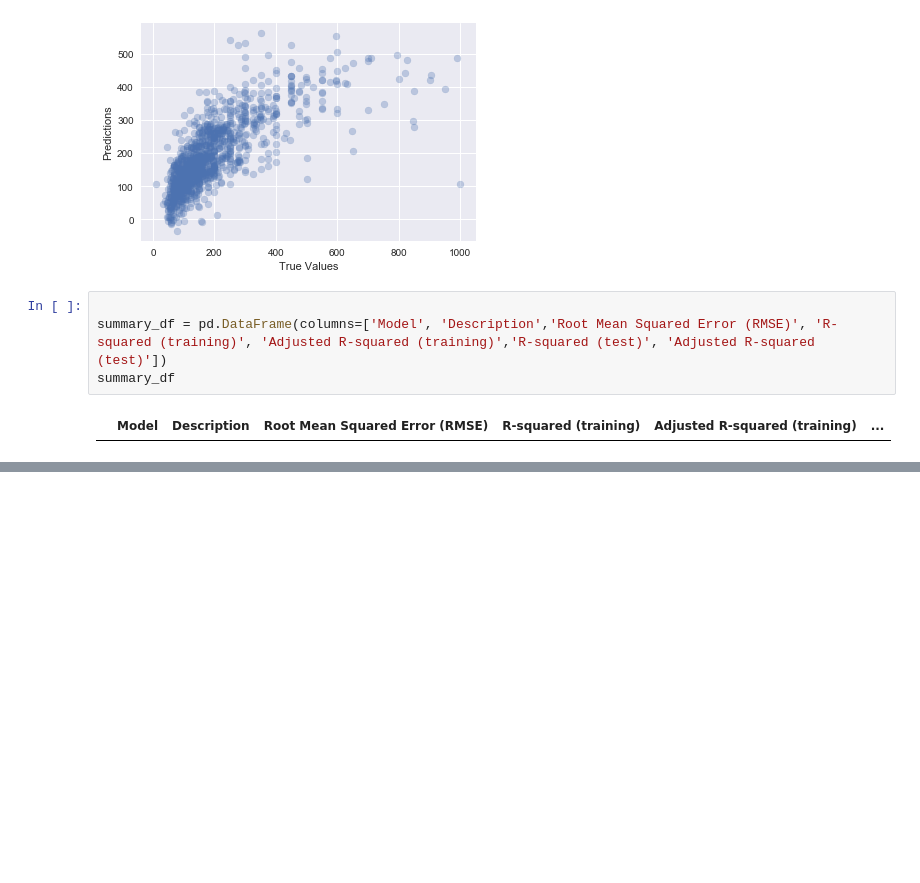
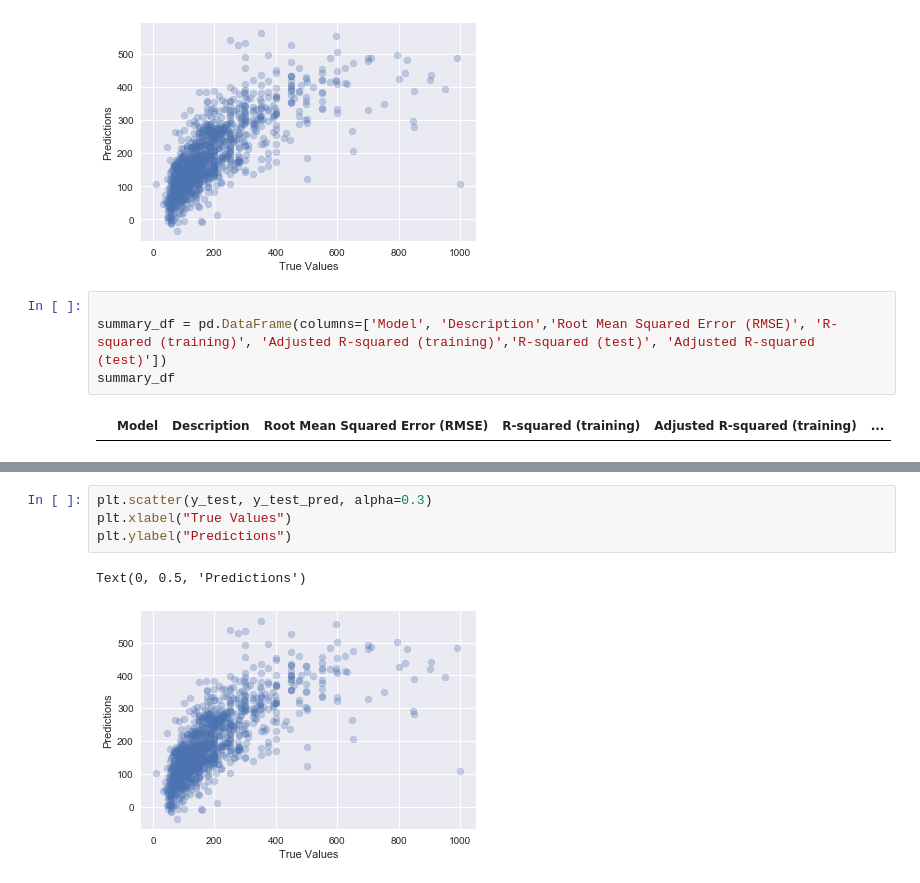
Before and after one commit to CaryMosley/Mod2Project, a Jupyter notebook: AirbnbFeatureEng.ipynb, the cells around one changed output, grey strips where cells are left out. Saved outputs shown, nothing was run; the diff lists cells and outputs as text; blank space fills up the shorter version.

```diff
--- a/AirbnbFeatureEng.ipynb
+++ b/AirbnbFeatureEng.ipynb
@@ -209,0 +373,7 @@ summary_df
+# %%
+plt.scatter(y_test, y_test_pred, alpha=0.3)
+plt.xlabel("True Values")
+plt.ylabel("Predictions")
+# %% [output]
+Text(0, 0.5, 'Predictions')
+[figure, added]
```
Also changed, not shown: parts of 40 cells of this notebook.
